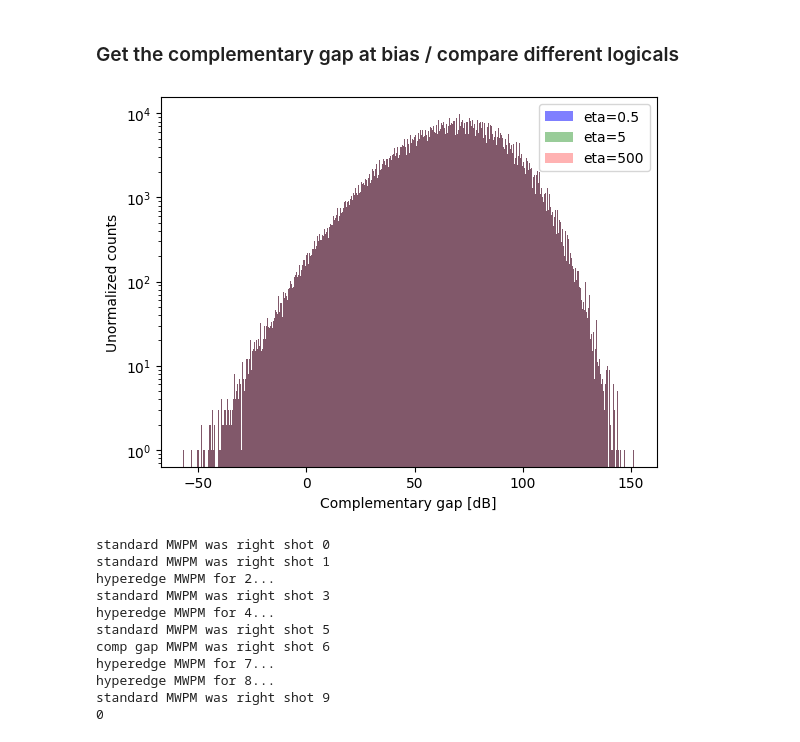
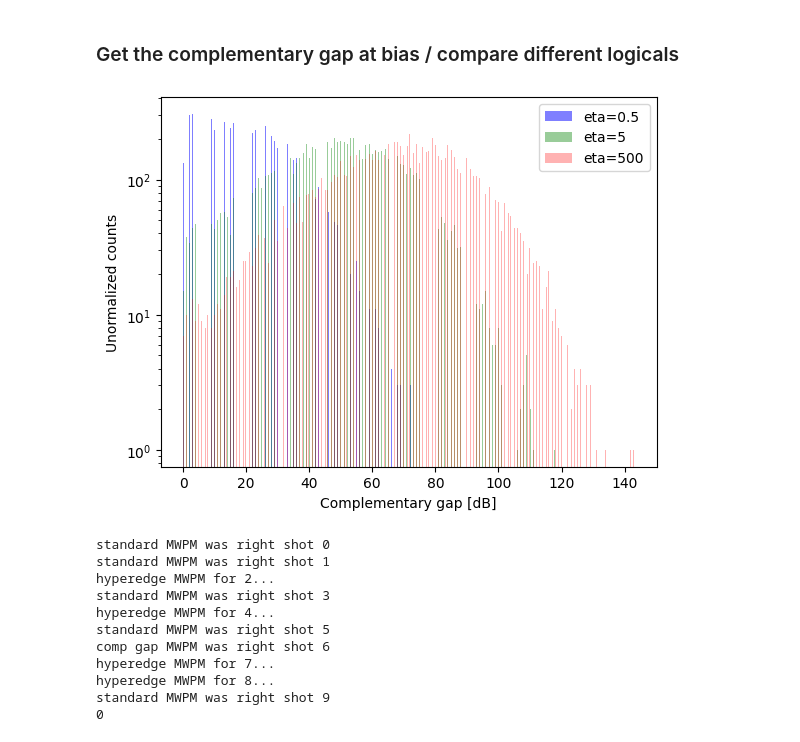
Before and after one commit to acatspirit/correlated_error_biased_noise, a Jupyter notebook: surface_code_circuit_scratch.ipynb, the cells around one changed output. Drawn from its saved outputs; the diff is of its cells as text; code cells hidden in the pictures.

```diff
--- a/surface_code_circuit_scratch.ipynb
+++ b/surface_code_circuit_scratch.ipynb
@@ -3582,36 +3582,36 @@ for eta in etas:
     circuit_obj = CDCompassCodeCircuit(d,l,eta,mem_type)
     corr_decoder = CorrelatedDecoder(eta,d,l,"CORR_XZ", mem_type=mem_type)
 
     rds                         = d
     p                           = 0.01
     pG                          = 0.01
-    num_shots                   = 10**6
+    num_shots                   = 10**4
     circuit                     = circuit_obj.make_elongated_circuit_from_parity(before_measure_flip=p, before_measure_pauli_channel=0, after_clifford_depolarization=pG,
                                                          before_round_data_pauli_channel=0, between_round_idling_pauli_channel=p, idling_dephasing=0,
                                                          CD_type = CD_type)
     sampler                     = circuit.compile_detector_sampler()
     detection_events, obs_flips = sampler.sample(shots=num_shots,separate_observables=True)
 
     dem = circuit.detector_error_model(decompose_errors=True, flatten_loops=True, approximate_disjoint_errors=True)
     matching = Matching.from_detector_error_model(dem)
 
     # xlb_nodes,xrb_nodes,zlb_nodes,zrb_nodes = corr_decoder.get_LB_RB_nodes(dem)
 
     # _,Signed_Gap,_ = get_complementary_gap_my_SC(matching,detection_events,obs_flips,zlb_nodes,zrb_nodes)
     gap,Signed_Gap,_ = corr_decoder.get_complementary_gap(dem, detection_events, obs_flips)
-    plt.hist(Signed_Gap,bins=500,color=colors[cnt],label=f"eta={eta}",alpha=alphas[cnt])
+    plt.hist(gap,bins=500,color=colors[cnt],label=f"eta={eta}",alpha=alphas[cnt])
     # plt.hist(Signed_Gap,bins=500,color=colors[cnt],label=f"d={d}",alpha=alphas[cnt])
 
     plt.xlabel('Complementary gap [dB]')
     plt.ylabel('Unormalized counts')
     plt.legend()
     cnt+=1
 
 
 plt.yscale('log')
 plt.show()
 # %% [output]
-[figure, old version]
+[figure, new version]
 # %%
 # try comparing different logicals for comp gap
 
```
Also changed, not shown: parts of 6 cells of this notebook, 1 other file.
